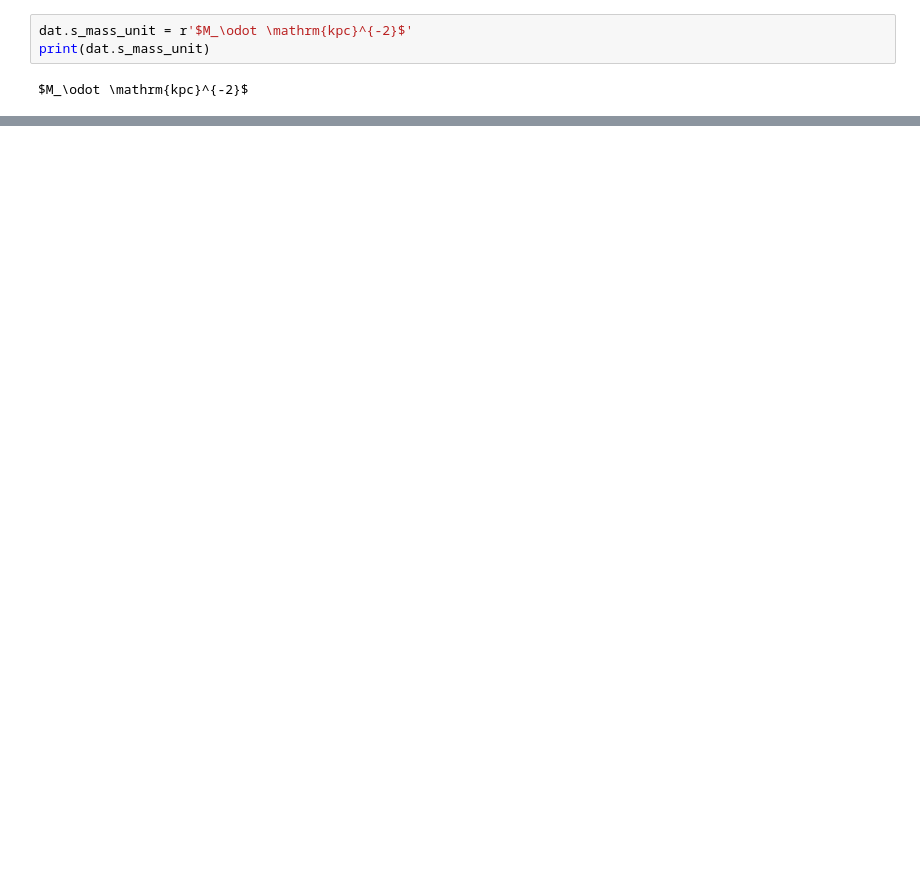
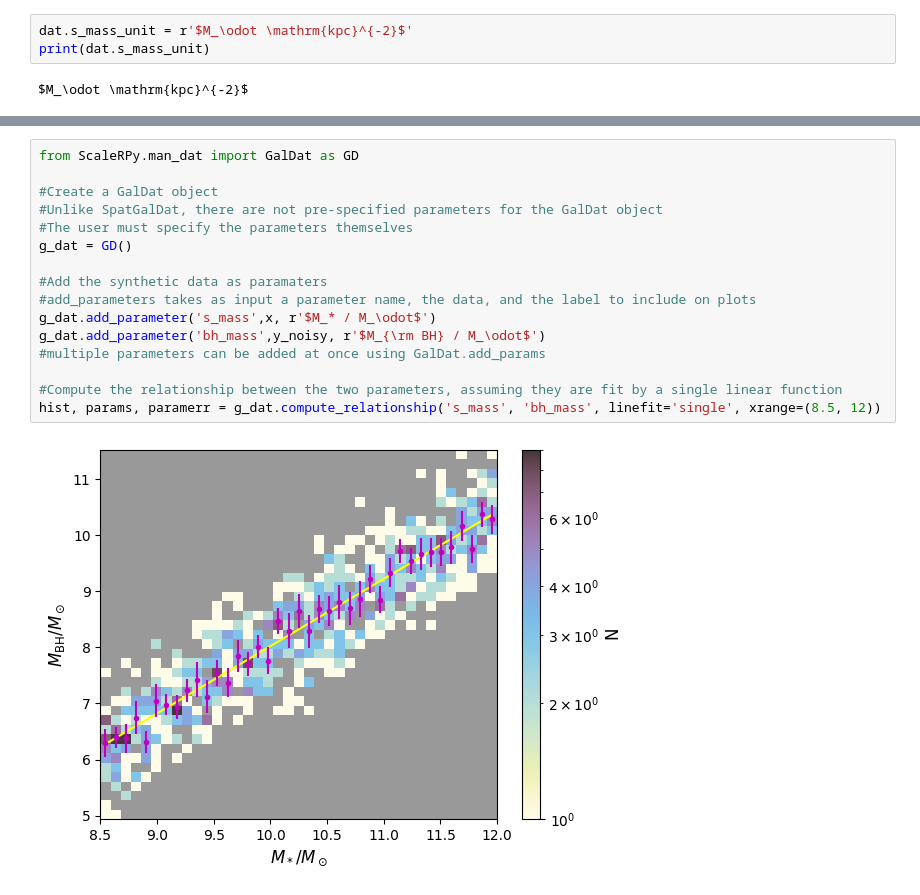
Before and after one commit to bryannemcd/ScaleRPy, a Jupyter notebook: scalerfit_example.ipynb, the cells around one changed output, grey strips where cells are left out. Drawn from its saved outputs; the diff is of its cells as text; blank space fills up the shorter version.

```diff
--- a/scalerfit_example.ipynb
+++ b/scalerfit_example.ipynb
@@ -155,0 +190,18 @@ In R&P, highlight MS ridge by multiplying counts by SFR
+# %%
+from ScaleRPy.man_dat import GalDat as GD
+
+#Create a GalDat object
+#Unlike SpatGalDat, there are not pre-specified parameters for the GalDat object
+#The user must specify the parameters themselves
+g_dat = GD()
+
+#Add the synthetic data as paramaters
+#add_parameters takes as input a parameter name, the data, and the label to include on plots
+g_dat.add_parameter('s_mass',x, r'$M_* / M_\odot$')
+g_dat.add_parameter('bh_mass',y_noisy, r'$M_{\rm BH} / M_\odot$')
+#multiple parameters can be added at once using GalDat.add_params
+
+#Compute the relationship between the two parameters, assuming they are fit by a single linear function
+hist, params, paramerr = g_dat.compute_relationship('s_mass', 'bh_mass', linefit='single', xrange=(8.5, 12))
+# %% [output]
+[figure, added]
```
Also changed, not shown: parts of 30 cells of this notebook, 2 other files.
